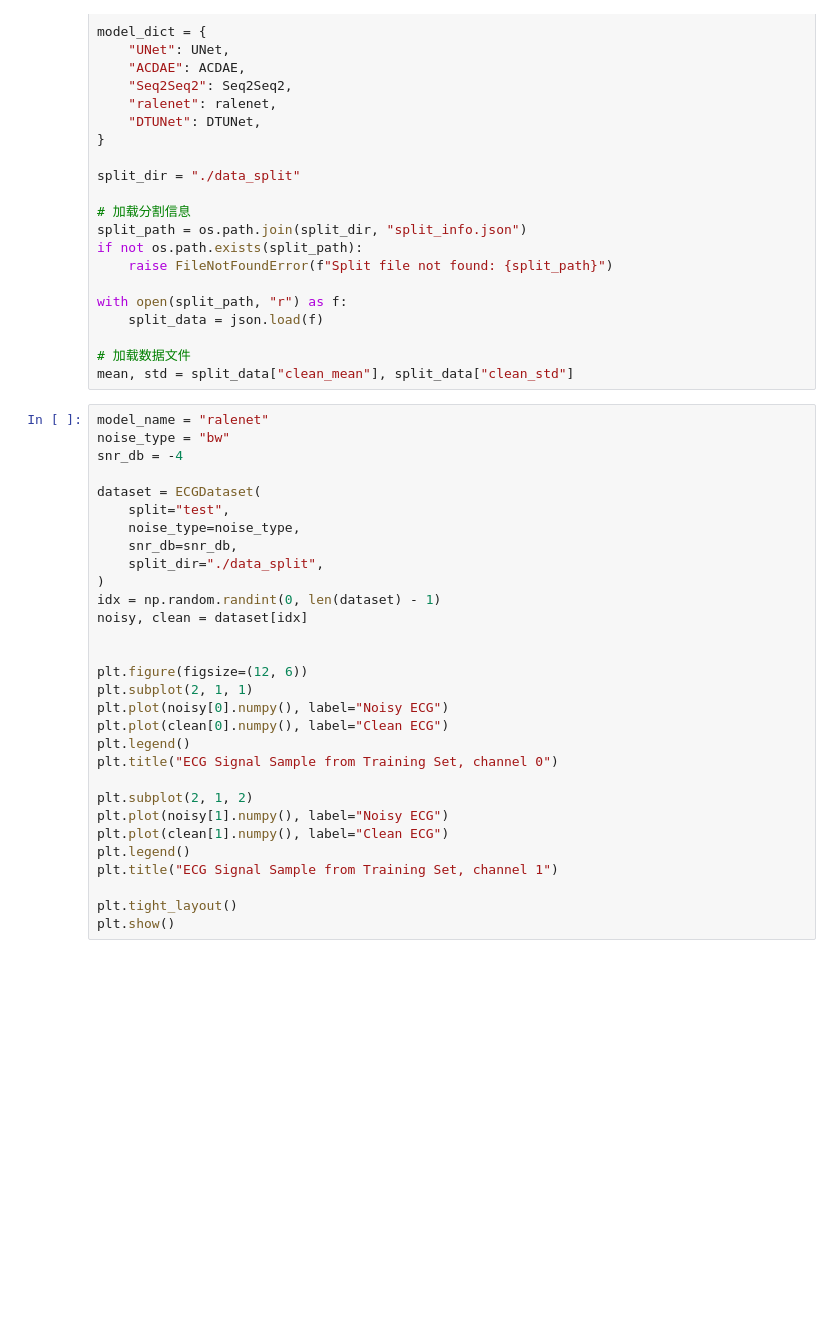
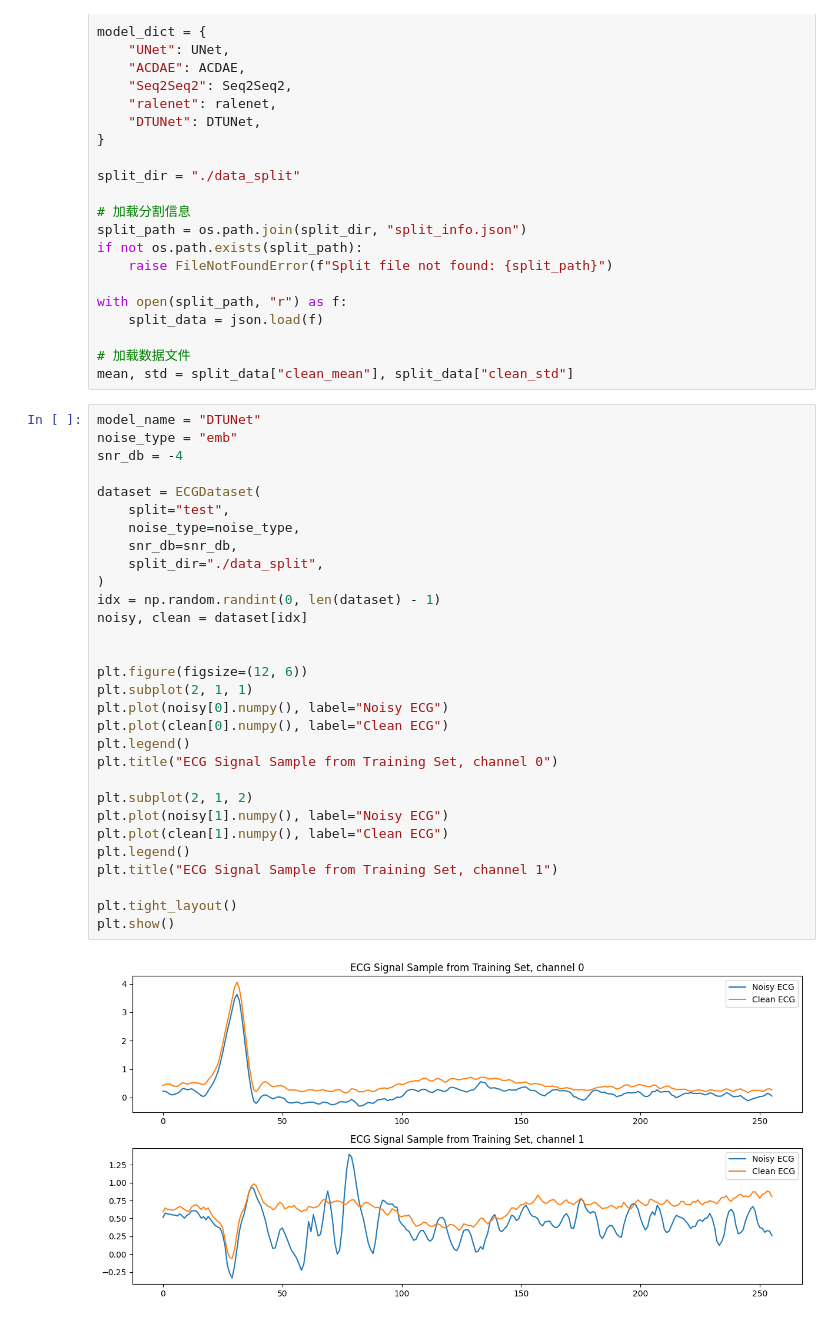
Before and after one commit to mallocobject/AGS-UNet, a Jupyter notebook: main.ipynb, the cells around one changed output. Saved outputs shown, nothing was run; the diff lists cells and outputs as text; blank space fills up the shorter version.

```diff
--- a/main.ipynb
+++ b/main.ipynb
@@ -34,34 +34,36 @@ with open(split_path, "r") as f:
 # 加载数据文件
 mean, std = split_data["clean_mean"], split_data["clean_std"]
 # %%
-model_name = "ralenet"
-noise_type = "bw"
+model_name = "DTUNet"
+noise_type = "emb"
 snr_db = -4
 
 dataset = ECGDataset(
 	split="test",
 	noise_type=noise_type,
 	snr_db=snr_db,
 	split_dir="./data_split",
 )
 idx = np.random.randint(0, len(dataset) - 1)
 noisy, clean = dataset[idx]
 
 
 plt.figure(figsize=(12, 6))
 plt.subplot(2, 1, 1)
 plt.plot(noisy[0].numpy(), label="Noisy ECG")
 plt.plot(clean[0].numpy(), label="Clean ECG")
 plt.legend()
 plt.title("ECG Signal Sample from Training Set, channel 0")
 
 plt.subplot(2, 1, 2)
 plt.plot(noisy[1].numpy(), label="Noisy ECG")
 plt.plot(clean[1].numpy(), label="Clean ECG")
 plt.legend()
 plt.title("ECG Signal Sample from Training Set, channel 1")
 
 plt.tight_layout()
 plt.show()
+# %% [output]
+[figure, added]
 # %%
 model = model_dict[model_name]()
```
Also changed, not shown: parts of 1 cell of this notebook, 23 other files.
